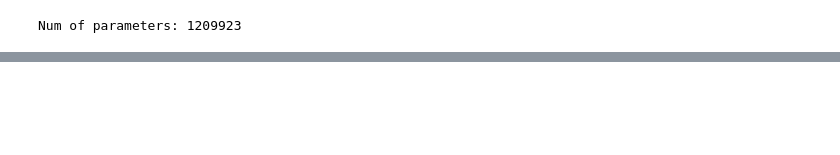
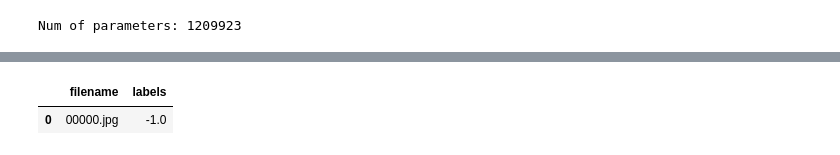
Before and after one commit to hslrock/ObjectDetection_, a Jupyter notebook: 1_RCNN.ipynb, the cells around one changed output, grey strips where cells are left out. Cells and saved outputs as stored; diff of their text form; code cells hidden in the pictures; blank space fills up the shorter version.

```diff
--- a/1_RCNN.ipynb
+++ b/1_RCNN.ipynb
@@ -415,0 +417,5 @@ Average Img Train_Loss: 97.92591643333435
+# %%
+train_df
+# %% [output]
+|  | filename | labels |
+| 0 | 00000.jpg | -1.0 |
```
Also changed, not shown: parts of 7 cells of this notebook, 3 other files.
